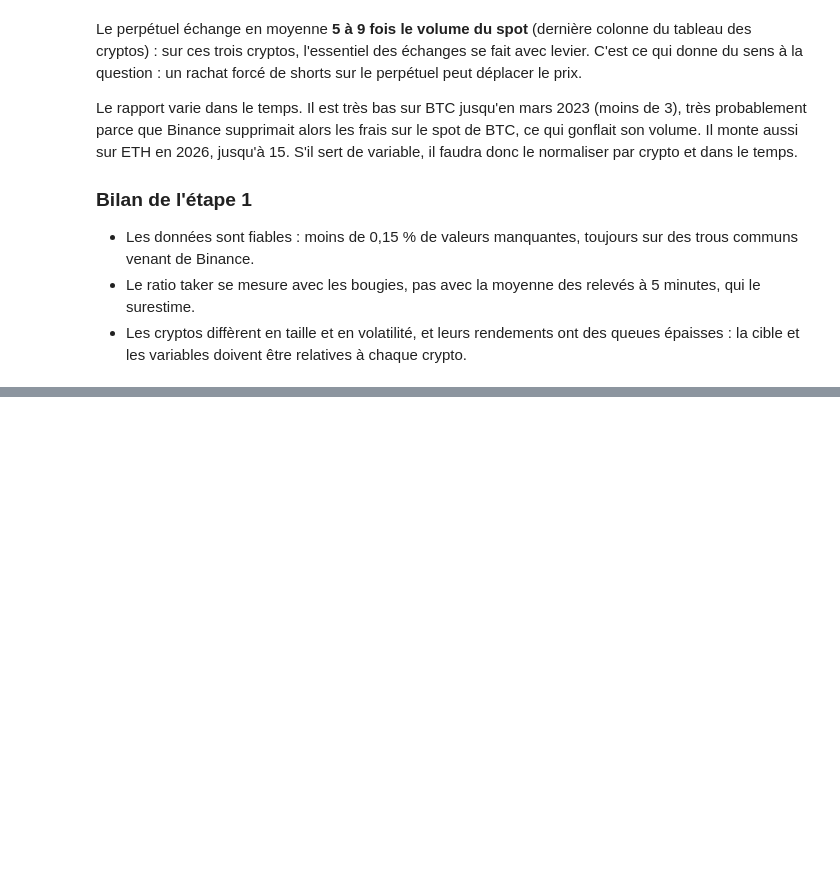
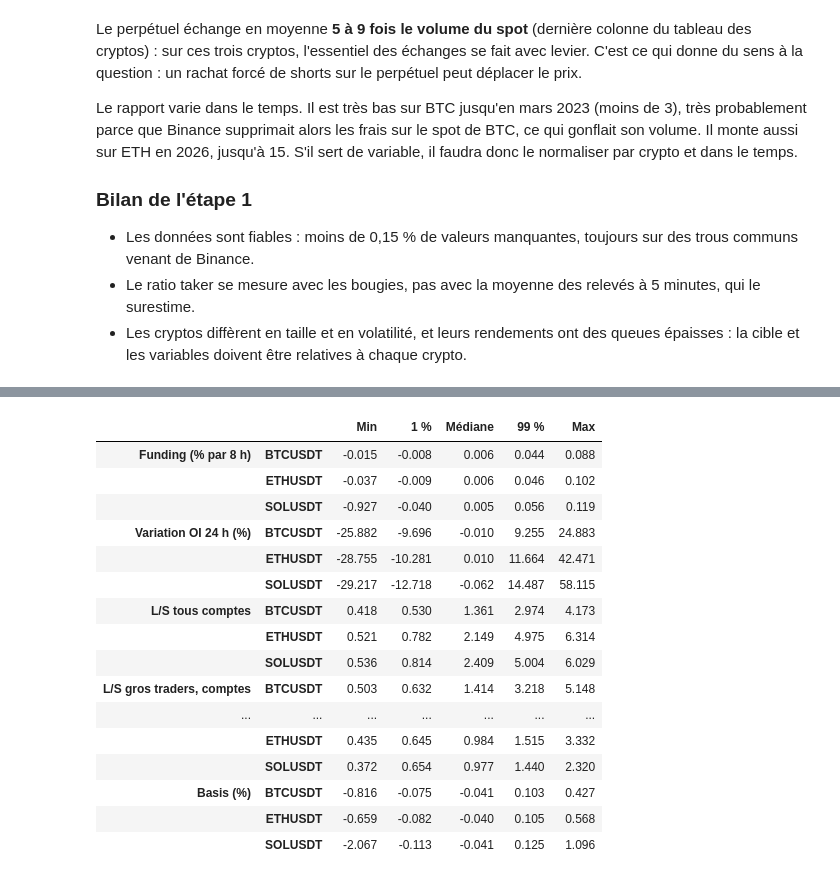
Before and after one commit to Ethanyounes/Ensae-Data-Science, a Jupyter notebook: rapport.ipynb, the cells around one changed output, grey strips where cells are left out. Cells and saved outputs as stored; diff of their text form; code cells hidden in the pictures; blank space fills up the shorter version.

```diff
--- a/rapport.ipynb
+++ b/rapport.ipynb
@@ -130,0 +138,21 @@ Le rapport varie dans le temps. Il est très bas sur BTC jusqu'en mars 2023 (moi
+# %%
+variables = descriptif.positionnement(panel)
+descriptif.resume_positionnement(variables).round(3)
+# %% [output]
+|  |  | Min | 1 % | Médiane | 99 % | Max |
+| Funding (% par 8 h) | BTCUSDT | -0.015 | -0.008 | 0.006 | 0.044 | 0.088 |
+|  | ETHUSDT | -0.037 | -0.009 | 0.006 | 0.046 | 0.102 |
+|  | SOLUSDT | -0.927 | -0.040 | 0.005 | 0.056 | 0.119 |
+| Variation OI 24 h (%) | BTCUSDT | -25.882 | -9.696 | -0.010 | 9.255 | 24.883 |
+|  | ETHUSDT | -28.755 | -10.281 | 0.010 | 11.664 | 42.471 |
+|  | SOLUSDT | -29.217 | -12.718 | -0.062 | 14.487 | 58.115 |
+| L/S tous comptes | BTCUSDT | 0.418 | 0.530 | 1.361 | 2.974 | 4.173 |
+|  | ETHUSDT | 0.521 | 0.782 | 2.149 | 4.975 | 6.314 |
+|  | SOLUSDT | 0.536 | 0.814 | 2.409 | 5.004 | 6.029 |
+| L/S gros traders, comptes | BTCUSDT | 0.503 | 0.632 | 1.414 | 3.218 | 5.148 |
+| ... | ... | ... | ... | ... | ... | ... |
+|  | ETHUSDT | 0.435 | 0.645 | 0.984 | 1.515 | 3.332 |
+|  | SOLUSDT | 0.372 | 0.654 | 0.977 | 1.440 | 2.320 |
+| Basis (%) | BTCUSDT | -0.816 | -0.075 | -0.041 | 0.103 | 0.427 |
+|  | ETHUSDT | -0.659 | -0.082 | -0.040 | 0.105 | 0.568 |
+|  | SOLUSDT | -2.067 | -0.113 | -0.041 | 0.125 | 1.096 |
```
Also changed, not shown: parts of 6 cells of this notebook, 1 other file.
